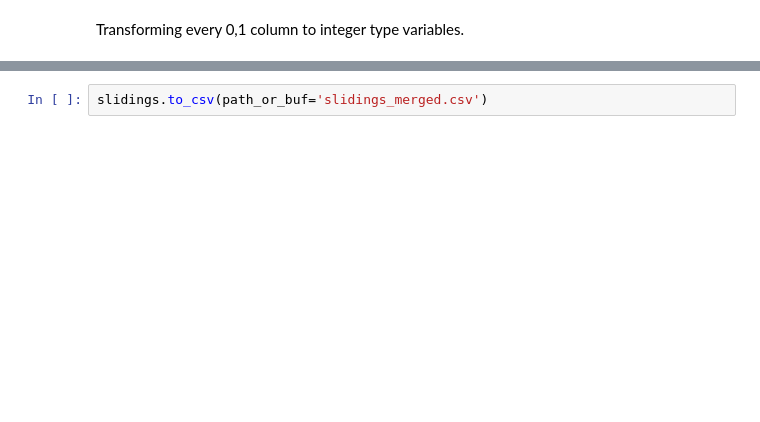
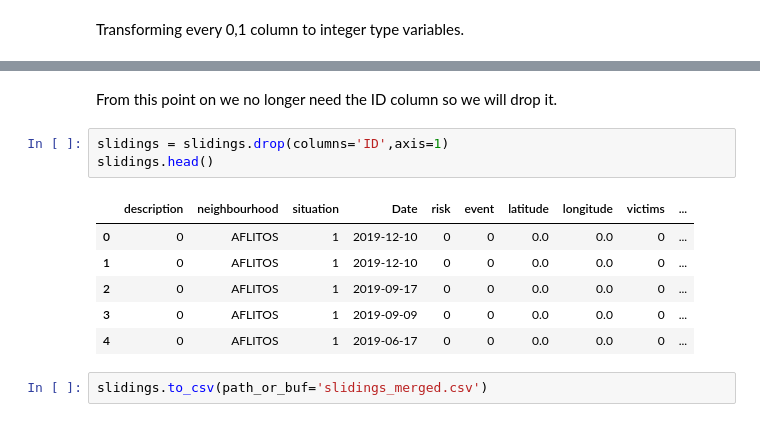
Before and after one commit to Rpinto02/RecifeLandSlidings, a Jupyter notebook: Slidings_merging_Datasets.ipynb, the cells around one changed output, grey strips where cells are left out. Cells and saved outputs as stored; diff of their text form; blank space fills up the shorter version.

Commit message:
Add files via upload
Added descriptions to all notebooks, cleared unneed code and rearranged the preparation to make it more clean, the final result remains unchanged.

```diff
--- a/Slidings_merging_Datasets.ipynb
+++ b/Slidings_merging_Datasets.ipynb
@@ -225,2 +227,14 @@ memory usage: 4.4+ MB
+# %% [markdown]
+From this point on we no longer need the ID column so we will drop it.
+# %%
+slidings = slidings.drop(columns='ID',axis=1)
+slidings.head()
+# %% [output]
+|  | description | neighbourhood | situation | Date | risk | event | latitude | longitude | victims | ... |
+| 0 | 0 | AFLITOS | 1 | 2019-12-10 | 0 | 0 | 0.0 | 0.0 | 0 | ... |
+| 1 | 0 | AFLITOS | 1 | 2019-12-10 | 0 | 0 | 0.0 | 0.0 | 0 | ... |
+| 2 | 0 | AFLITOS | 1 | 2019-09-17 | 0 | 0 | 0.0 | 0.0 | 0 | ... |
+| 3 | 0 | AFLITOS | 1 | 2019-09-09 | 0 | 0 | 0.0 | 0.0 | 0 | ... |
+| 4 | 0 | AFLITOS | 1 | 2019-06-17 | 0 | 0 | 0.0 | 0.0 | 0 | ... |
 # %%
 slidings.to_csv(path_or_buf='slidings_merged.csv')
```
Also changed, not shown: parts of 11 cells of this notebook, 6 other files.
